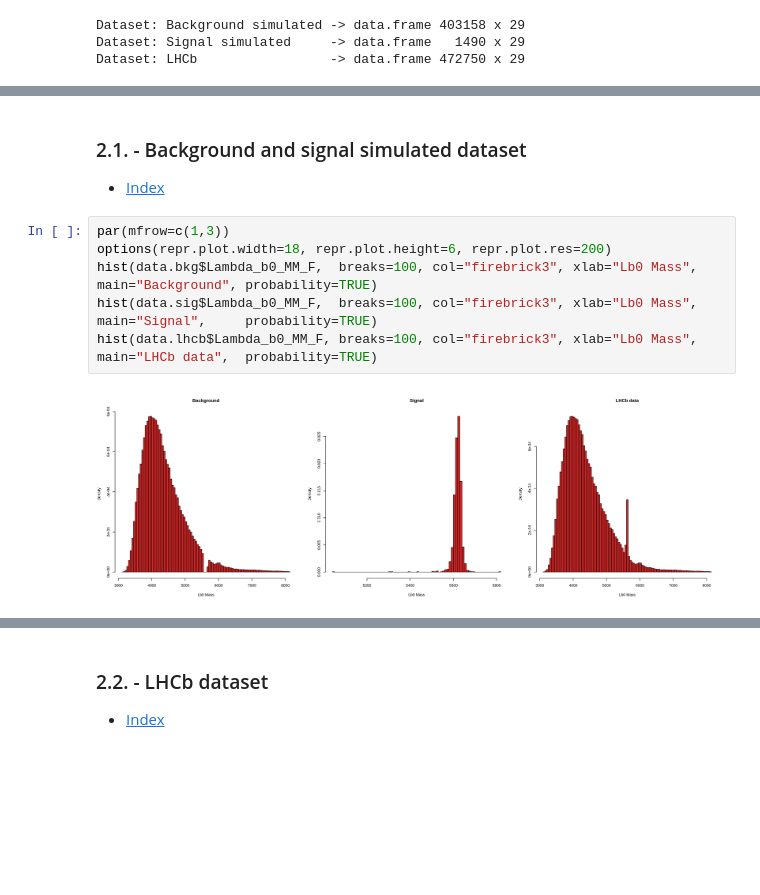
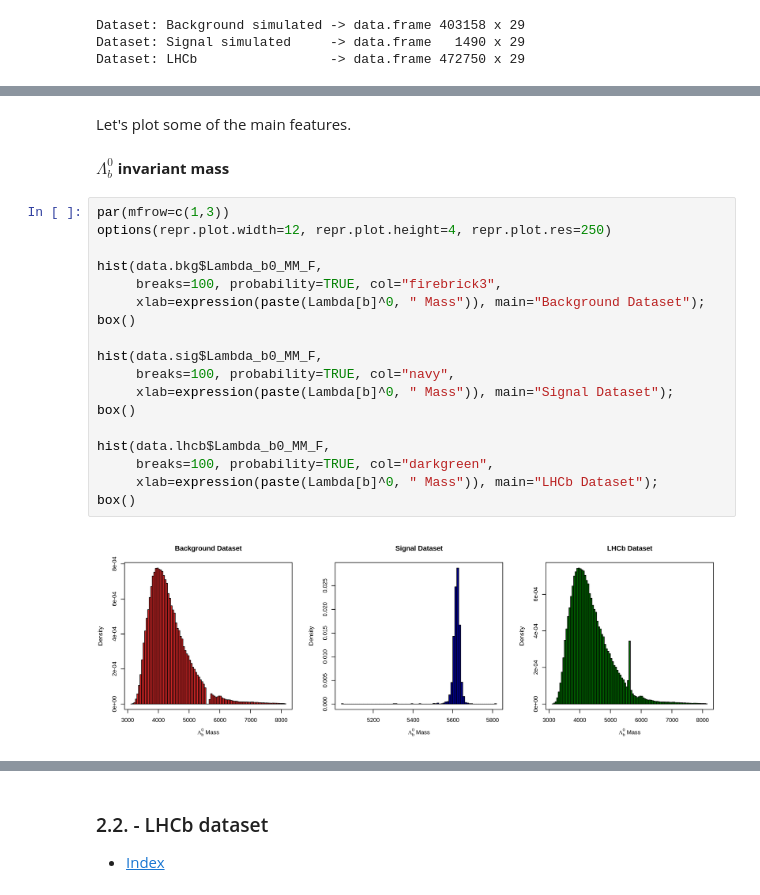
Before and after one commit to mastrovalentz/Adv_Stat_Final_Project, a Jupyter notebook: presentation/presentation.ipynb, the cells around one changed output, grey strips where cells are left out. Cells and saved outputs as stored; diff of their text form; blank space fills up the shorter version.

```diff
--- a/presentation/presentation.ipynb
+++ b/presentation/presentation.ipynb
@@ -98,13 +98,25 @@ After loading all the data in R, some of the main features of the datasets are v
 | 28         | <b>Lambda_c_ENDVERTEX_CHI2_F </b> | ???                                                  |
 | 29         | <b>lcstar_ENDVERTEX_CHI2_F   </b> | ???                                                  |
 # %% [markdown]
-### 2.1. - Background and signal simulated dataset <a class="anchor" id="AS4PA_FP.2.1."></a>
-* [Index](#FP.i)
+Let's plot some of the main features.
+<!-- ### 2.1. - Background and signal simulated dataset <a class="anchor" id="AS4PA_FP.2.1."></a>
+* [Index](#FP.i) -->
+# %% [markdown]
+**$\Lambda_b^0$ invariant mass**
 # %%
 par(mfrow=c(1,3))
-options(repr.plot.width=18, repr.plot.height=6, repr.plot.res=200)
-hist(data.bkg$Lambda_b0_MM_F,  breaks=100, col="firebrick3", xlab="Lb0 Mass", main="Background", probability=TRUE)
-hist(data.sig$Lambda_b0_MM_F,  breaks=100, col="firebrick3", xlab="Lb0 Mass", main="Signal",     probability=TRUE)
-hist(data.lhcb$Lambda_b0_MM_F, breaks=100, col="firebrick3", xlab="Lb0 Mass", main="LHCb data",  probability=TRUE)
+options(repr.plot.width=12, repr.plot.height=4, repr.plot.res=250)
+
+hist(data.bkg$Lambda_b0_MM_F,
+     breaks=100, probability=TRUE, col="firebrick3",
+     xlab=expression(paste(Lambda[b]^0, " Mass")), main="Background Dataset"); box()
+
+hist(data.sig$Lambda_b0_MM_F,
+     breaks=100, probability=TRUE, col="navy",
+     xlab=expression(paste(Lambda[b]^0, " Mass")), main="Signal Dataset");     box()
+
+hist(data.lhcb$Lambda_b0_MM_F,
+     breaks=100, probability=TRUE, col="darkgreen",
+     xlab=expression(paste(Lambda[b]^0, " Mass")), main="LHCb Dataset");       box()
 # %% [output]
-[figure, old version]
+[figure, new version]
```
Also changed, not shown: parts of 28 cells of this notebook.
